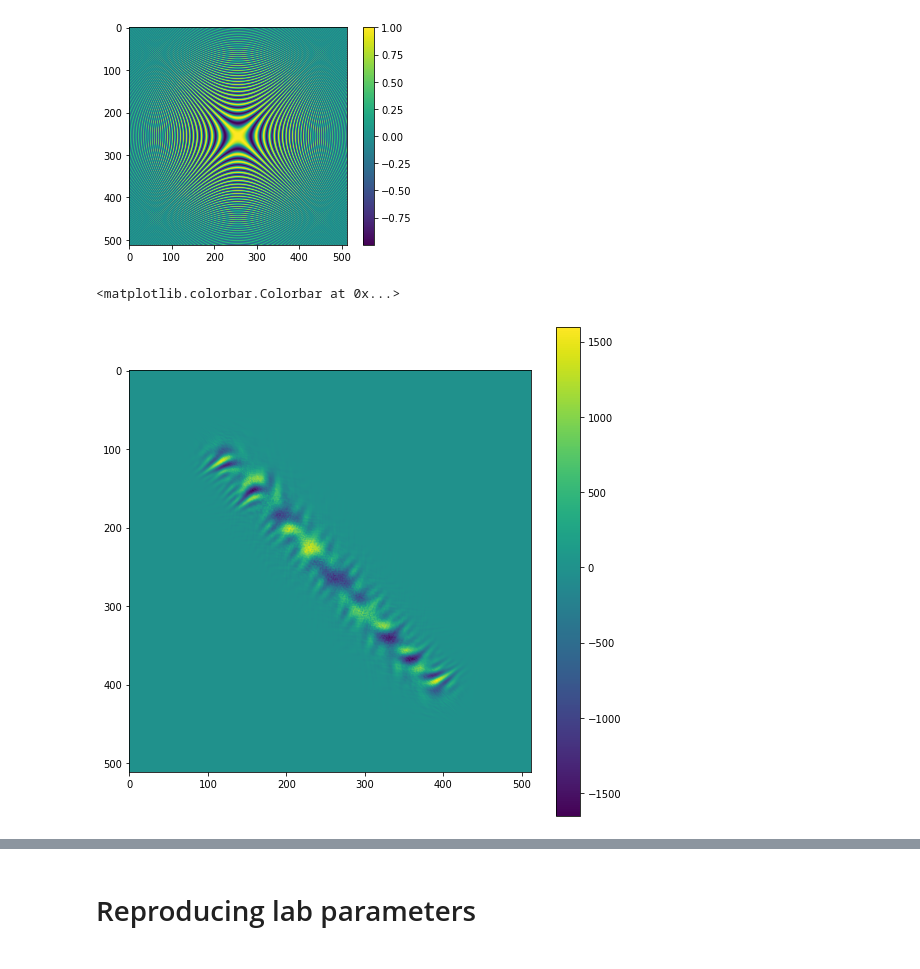
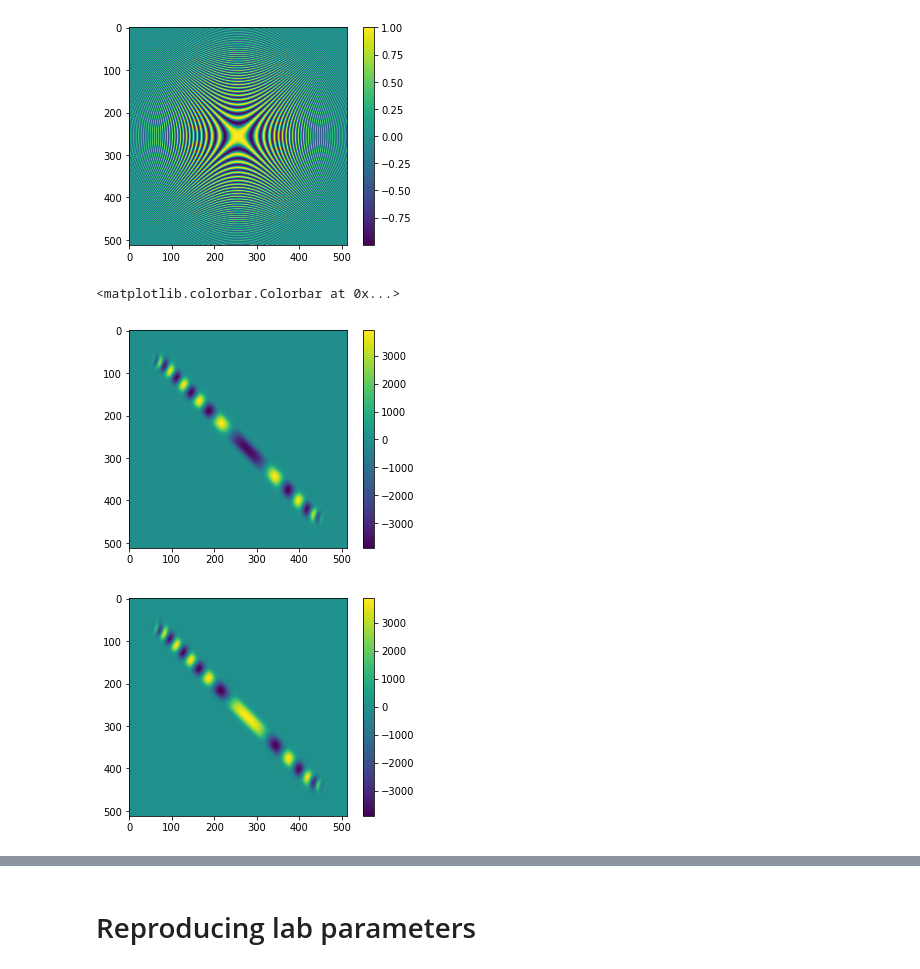
Before and after one commit to biswaroopmukherjee/condensate, a Jupyter notebook: notebooks/Rotini.ipynb, the cells around one changed output, grey strips where cells are left out. Drawn from its saved outputs; the diff is of its cells as text; code cells hidden in the pictures.

Commit message:
Building a phase loss function

```diff
--- a/notebooks/Rotini.ipynb
+++ b/notebooks/Rotini.ipynb
@@ -322,0 +321,14 @@ for i, r in tqdm(rotiniMLrun.iterrows(), leave=True):
+# %%
+
+viewx=356
+viewy=356
+with h5py.File('data/rotiniML.hdf5', 'r') as f:
+    names = [name for name in f]
+    print(names[20])
+    dset = f[names[20]]
+    clouds = dset[()]
+#     for name in tqdm(f):
+#         dset=f[name]
+#         clouds = dset[()]
+# #         clouds = [rotate_crop(a, viewx, viewy, 42) for a in dset[()]]
+#         break
@@ -322,0 +337,2 @@ for i, r in tqdm(rotiniMLrun.iterrows(), leave=True):
+# %%
+rotini = clouds[8]
@@ -334,10 +402,15 @@ plt.colorbar()
 <matplotlib.colorbar.Colorbar at 0x...>
 [figure]
 # %%
-test= rotini.Psi * np.exp(13j * phase)
-plt.figure(figsize=(9,9))
+test= rotini.Psi * np.exp(14j * phase)
+plt.figure()
 plt.imshow(test.real)
 plt.colorbar()
+test2= rotini.Psi * np.exp(14j * phase) * np.exp(0j*phase + 3j)
+plt.figure()
+plt.imshow(test2.real)
+plt.colorbar()
 # %% [output]
 <matplotlib.colorbar.Colorbar at 0x...>
-[figure, old version]
+[figure, new version]
+[figure, added]
```
Also changed, not shown: parts of 36 cells of this notebook, 1 other file.
